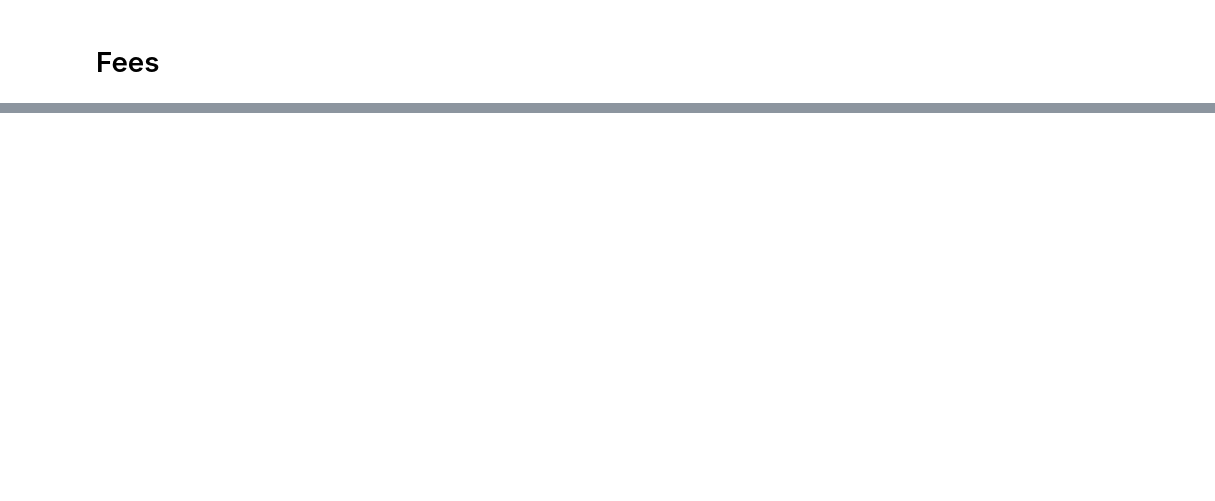
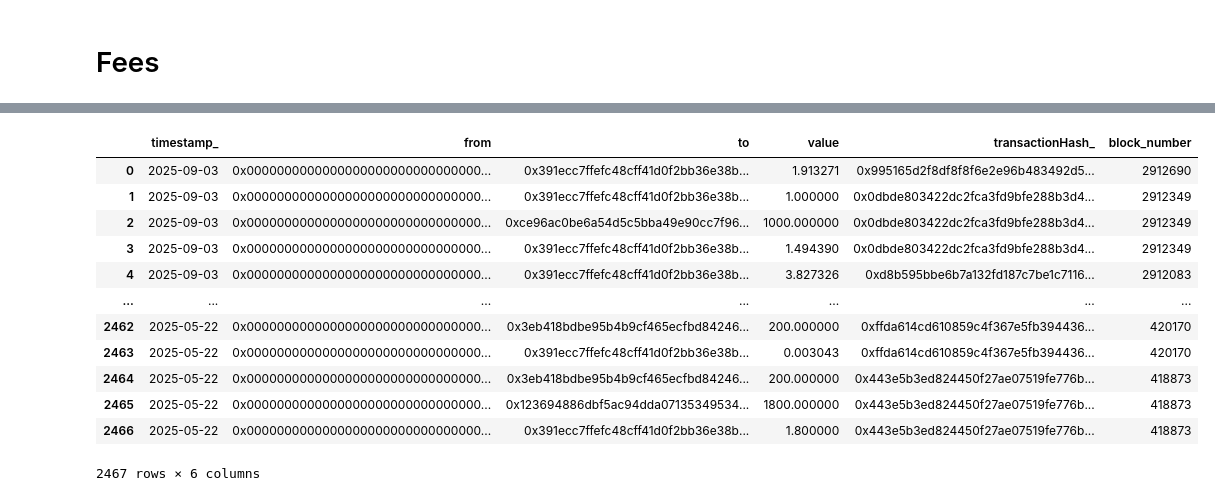
Before and after one commit to thesis/mezo-analytics, a Jupyter notebook: notebooks/musd-notebook.ipynb, the cells around one changed output, grey strips where cells are left out. Drawn from its saved outputs; the diff is of its cells as text; code cells hidden in the pictures; blank space fills up the shorter version.

```diff
--- a/notebooks/musd-notebook.ipynb
+++ b/notebooks/musd-notebook.ipynb
@@ -697,0 +592,16 @@ KeyboardInterrupt:
+# %%
+mints_clean
+# %% [output]
+|  | timestamp_ | from | to | value | transactionHash_ | block_number |
+| 0 | 2025-09-03 | 0x0000000000000000000000000000000... | 0x391ecc7ffefc48cff41d0f2bb36e38b... | 1.913271 | 0x995165d2f8df8f8f6e2e96b483492d5... | 2912690 |
+| 1 | 2025-09-03 | 0x0000000000000000000000000000000... | 0x391ecc7ffefc48cff41d0f2bb36e38b... | 1.000000 | 0x0dbde803422dc2fca3fd9bfe288b3d4... | 2912349 |
+| 2 | 2025-09-03 | 0x0000000000000000000000000000000... | 0xce96ac0be6a54d5c5bba49e90cc7f96... | 1000.000000 | 0x0dbde803422dc2fca3fd9bfe288b3d4... | 2912349 |
+| 3 | 2025-09-03 | 0x0000000000000000000000000000000... | 0x391ecc7ffefc48cff41d0f2bb36e38b... | 1.494390 | 0x0dbde803422dc2fca3fd9bfe288b3d4... | 2912349 |
+| 4 | 2025-09-03 | 0x0000000000000000000000000000000... | 0x391ecc7ffefc48cff41d0f2bb36e38b... | 3.827326 | 0xd8b595bbe6b7a132fd187c7be1c7116... | 2912083 |
+| ... | ... | ... | ... | ... | ... | ... |
+| 2462 | 2025-05-22 | 0x0000000000000000000000000000000... | 0x3eb418bdbe95b4b9cf465ecfbd84246... | 200.000000 | 0xffda614cd610859c4f367e5fb394436... | 420170 |
+| 2463 | 2025-05-22 | 0x0000000000000000000000000000000... | 0x391ecc7ffefc48cff41d0f2bb36e38b... | 0.003043 | 0xffda614cd610859c4f367e5fb394436... | 420170 |
+| 2464 | 2025-05-22 | 0x0000000000000000000000000000000... | 0x3eb418bdbe95b4b9cf465ecfbd84246... | 200.000000 | 0x443e5b3ed824450f27ae07519fe776b... | 418873 |
+| 2465 | 2025-05-22 | 0x0000000000000000000000000000000... | 0x123694886dbf5ac94dda07135349534... | 1800.000000 | 0x443e5b3ed824450f27ae07519fe776b... | 418873 |
+| 2466 | 2025-05-22 | 0x0000000000000000000000000000000... | 0x391ecc7ffefc48cff41d0f2bb36e38b... | 1.800000 | 0x443e5b3ed824450f27ae07519fe776b... | 418873 |
+2467 rows × 6 columns
```
Also changed, not shown: parts of 31 cells of this notebook, 9 other files.
